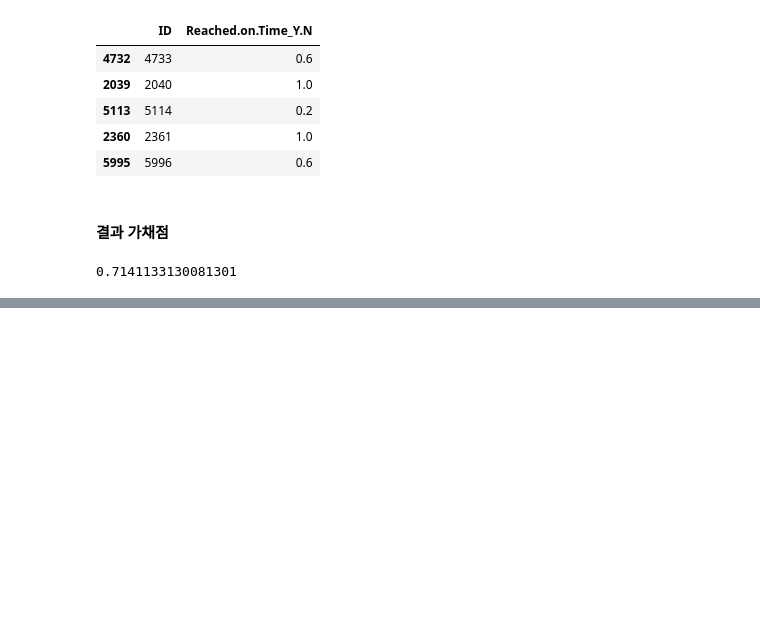
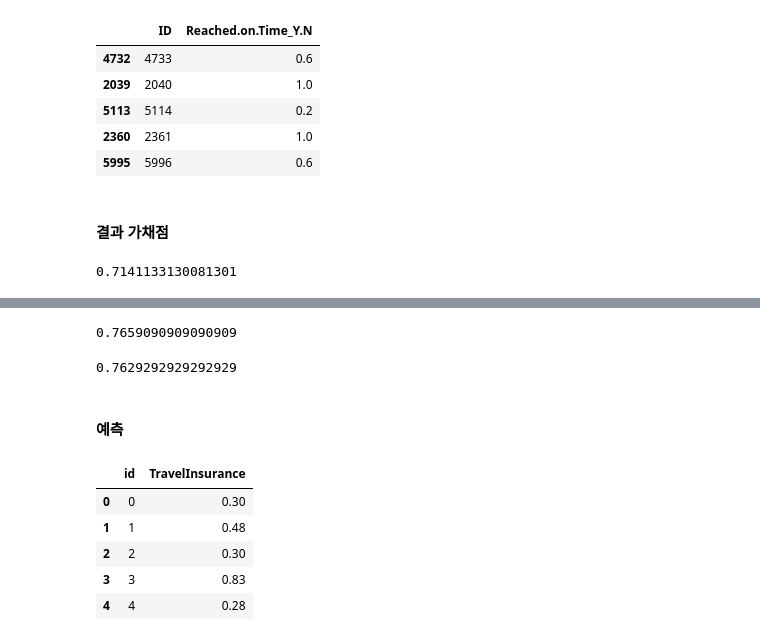
Before and after one commit to zudata/BEAKJOON, a Jupyter notebook: study/Big Data Certification study.ipynb, the cells around one changed output, grey strips where cells are left out. Drawn from its saved outputs; the diff is of its cells as text; code cells hidden in the pictures; blank space fills up the shorter version.

```diff
--- a/study/Big Data Certification study.ipynb
+++ b/study/Big Data Certification study.ipynb
@@ -3606,0 +3659,40 @@ test['AnnualIncome'] = test['AnnualIncome'].fillna(test['AnnualIncome'].mean())
+# %%
+# 랜덤포레스트
+from sklearn.ensemble import RandomForestClassifier
+model = RandomForestClassifier(random_state=2022)
+model.fit(X_train, y_train)
+pred = model.predict_proba(X_val)
+roc_auc_score(y_val, pred[:,1])
+# %% [output]
+0.7659090909090909
+# %%
+# xgboost
+import xgboost as xgb
+model = xgb.XGBRFClassifier(random_state=2022)
+model.fit(X_train, y_train)
+pred = model.predict_proba(X_val)
+roc_auc_score(y_val, pred[:,1])
+# %% [output]
+0.7629292929292929
+# %% [markdown]
+#### 예측
+# %%
+# test 데이터 예측
+model = RandomForestClassifier(random_state=2022)
+model.fit(X_train, y_train)
+pred = model.predict_proba(test)
+# %%
+# 예측한 데이터 -> 데이터프레임으로
+submit = pd.DataFrame()
+submit['id'] = test['id']
+submit['TravelInsurance'] = pred[:,1]
+# %%
+# 예측한 데이터 확인
+submit.head()
+# %% [output]
+|  | id | TravelInsurance |
+| 0 | 0 | 0.30 |
+| 1 | 1 | 0.48 |
+| 2 | 2 | 0.30 |
+| 3 | 3 | 0.83 |
+| 4 | 4 | 0.28 |
```
Also changed, not shown: parts of 47 cells of this notebook.
